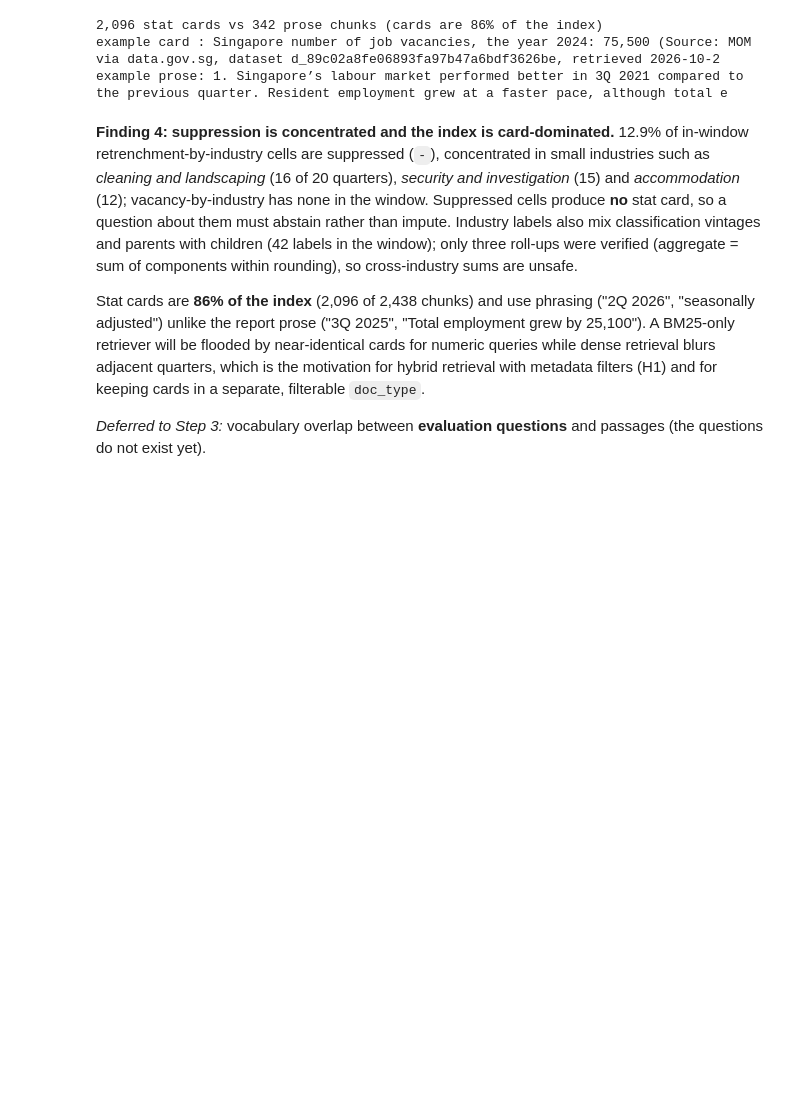
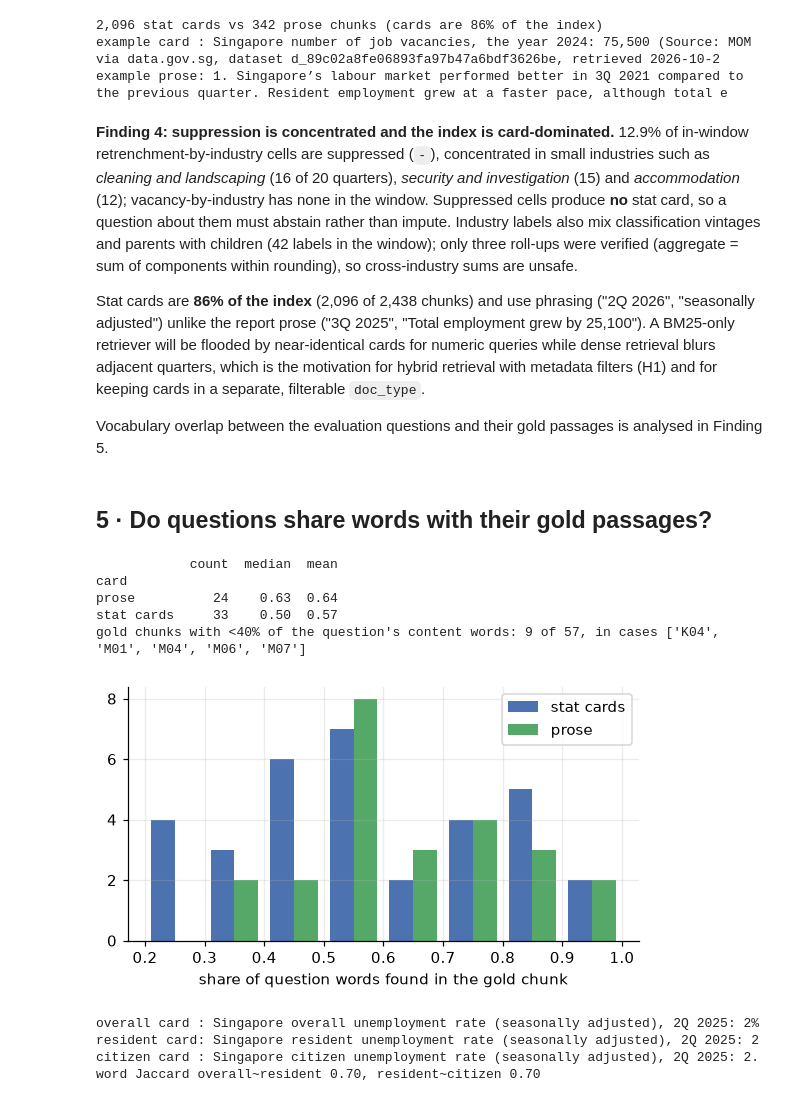
Before and after one commit to krahman/policy-agent, a Jupyter notebook: notebooks/02_eda.ipynb, the cells around one changed output. Cells and saved outputs as stored; diff of their text form; code cells hidden in the pictures; blank space fills up the shorter version.

```diff
--- a/notebooks/02_eda.ipynb
+++ b/notebooks/02_eda.ipynb
@@ -234,4 +237,78 @@ Stat cards are **86% of the index** (2,096 of 2,438 chunks) and use phrasing ("2
 ("3Q 2025", "Total employment grew by 25,100"). A BM25-only retriever will be flooded by near-identical cards for numeric queries while dense retrieval
 blurs adjacent quarters, which is the motivation for hybrid retrieval with metadata filters (H1) and for keeping cards in a separate, filterable `doc_type`.
 
-*Deferred to Step 3:* vocabulary overlap between **evaluation questions** and passages (the questions do not exist yet).
+Vocabulary overlap between the evaluation questions and their gold passages is analysed in Finding 5.
+# %% [markdown]
+## 5 · Do questions share words with their gold passages?
+# %%
+import re
+from policy_agent.eval import checks
+from policy_agent.eval.models import EvalCase
+
+STOP = set(
+    "the a an of in to and or for was were is are what how by did does do from with that this as at on it its be between according mom's moms their than more".split()
+)
+
+
+def toks(t):
+    return {w for w in re.findall(r"[a-z0-9]+", t.lower()) if w not in STOP}
+
+
+by_id = {c.chunk_id: c for c in chunks.itertuples()}
+rows = []
+for case in checks.load("eval_cases.jsonl", EvalCase):
+    q = toks(case.question)
+    for cid in case.gold_chunk_ids:
+        ch = by_id[cid]
+        rows.append({"case": case.id, "card": ch.doc_type == "stat_card", "overlap": len(q & toks(ch.text)) / len(q)})
+ov = pd.DataFrame(rows)
+print(
+    ov.groupby("card")
+    .overlap.agg(["count", "median", "mean"])
+    .rename(index={True: "stat cards", False: "prose"})
+    .round(2)
+)
+low = ov[ov.overlap < 0.4]
+print(
+    f"gold chunks with <40% of the question's content words: {len(low)} of {len(ov)}, in cases {sorted(low.case.unique())}"
+)
+
+fig, ax = plt.subplots(figsize=(6, 3))
+ax.hist(
+    [ov[ov.card].overlap, ov[~ov.card].overlap], bins=8, label=["stat cards", "prose"], color=["#4c72b0", "#55a868"]
+)
+ax.set_xlabel("share of question words found in the gold chunk")
+ax.legend()
+plt.show()
+
+cards = chunks[chunks.doc_type == "stat_card"]
+
+
+def card_text(src, period, who):
+    pat = re.escape(f"Singapore {who} unemployment rate (seasonally adjusted), {period}")
+    return cards[(cards.source_id == src) & cards.text.str.contains(pat)].text.iloc[0]
+
+
+a, b, c = (card_text(f"unemp_rate_{w}_q", "2Q 2025", w) for w in ("overall", "resident", "citizen"))
+
+
+def j(x, y):
+    X, Y = set(x.lower().split()), set(y.lower().split())
+    return len(X & Y) / len(X | Y)
+
+
+print("overall card :", a[:70])
+print("resident card:", b[:70])
+print("citizen card :", c[:70])
+print(f"word Jaccard overall~resident {j(a, b):.2f}, resident~citizen {j(b, c):.2f}")
+# %% [output]
+            count  median  mean
+card
+prose          24    0.63  0.64
+stat cards     33    0.50  0.57
+gold chunks with <40% of the question's content words: 9 of 57, in cases ['K04', 'M01', 'M04', 'M06', 'M07']
+[figure, added]
+overall card : Singapore overall unemployment rate (seasonally adjusted), 2Q 2025: 2%
+resident card: Singapore resident unemployment rate (seasonally adjusted), 2Q 2025: 2
+citizen card : Singapore citizen unemployment rate (seasonally adjusted), 2Q 2025: 2.
+word Jaccard overall~resident 0.70, resident~citizen 0.70
```
Also changed, not shown: parts of 5 cells of this notebook, 26 other files.
